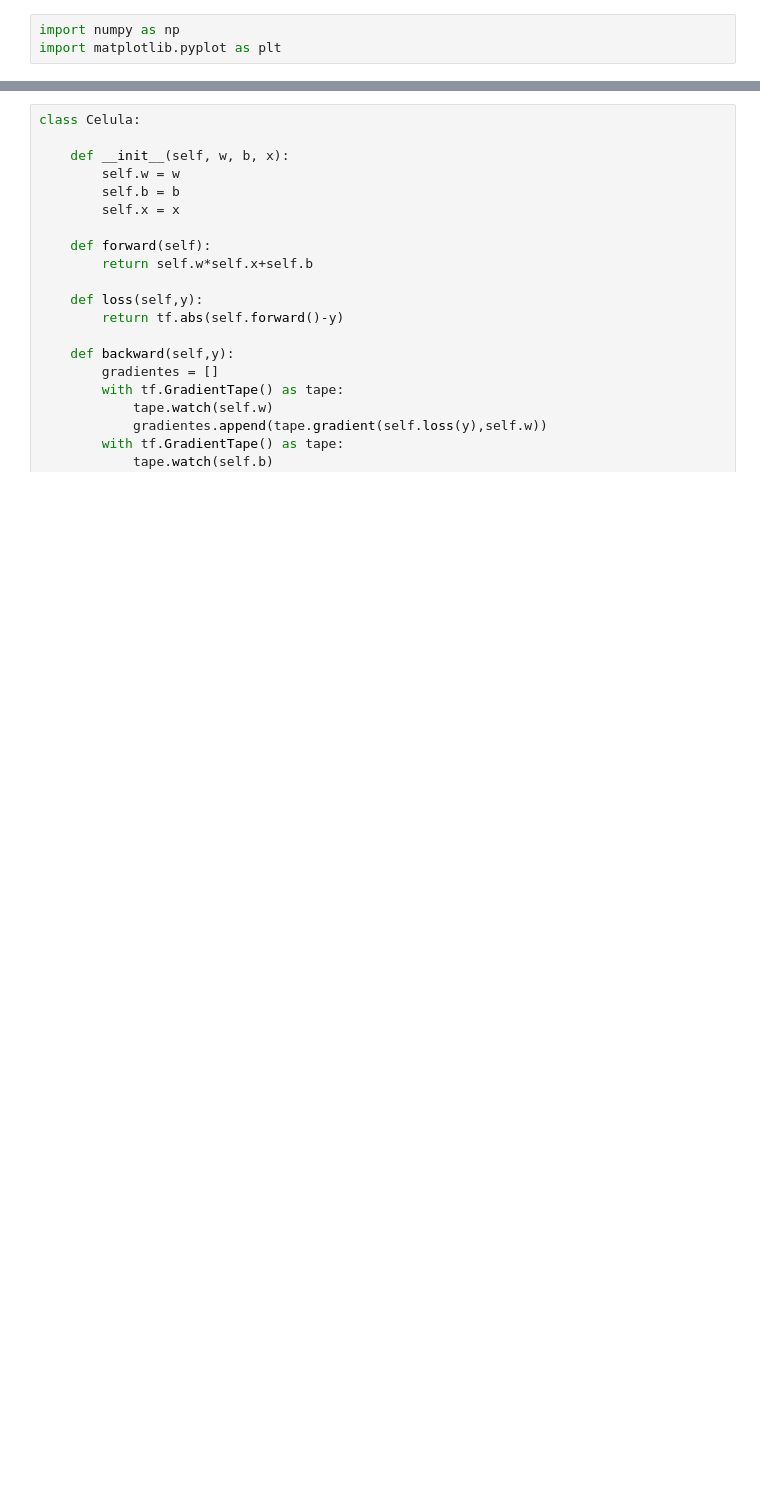
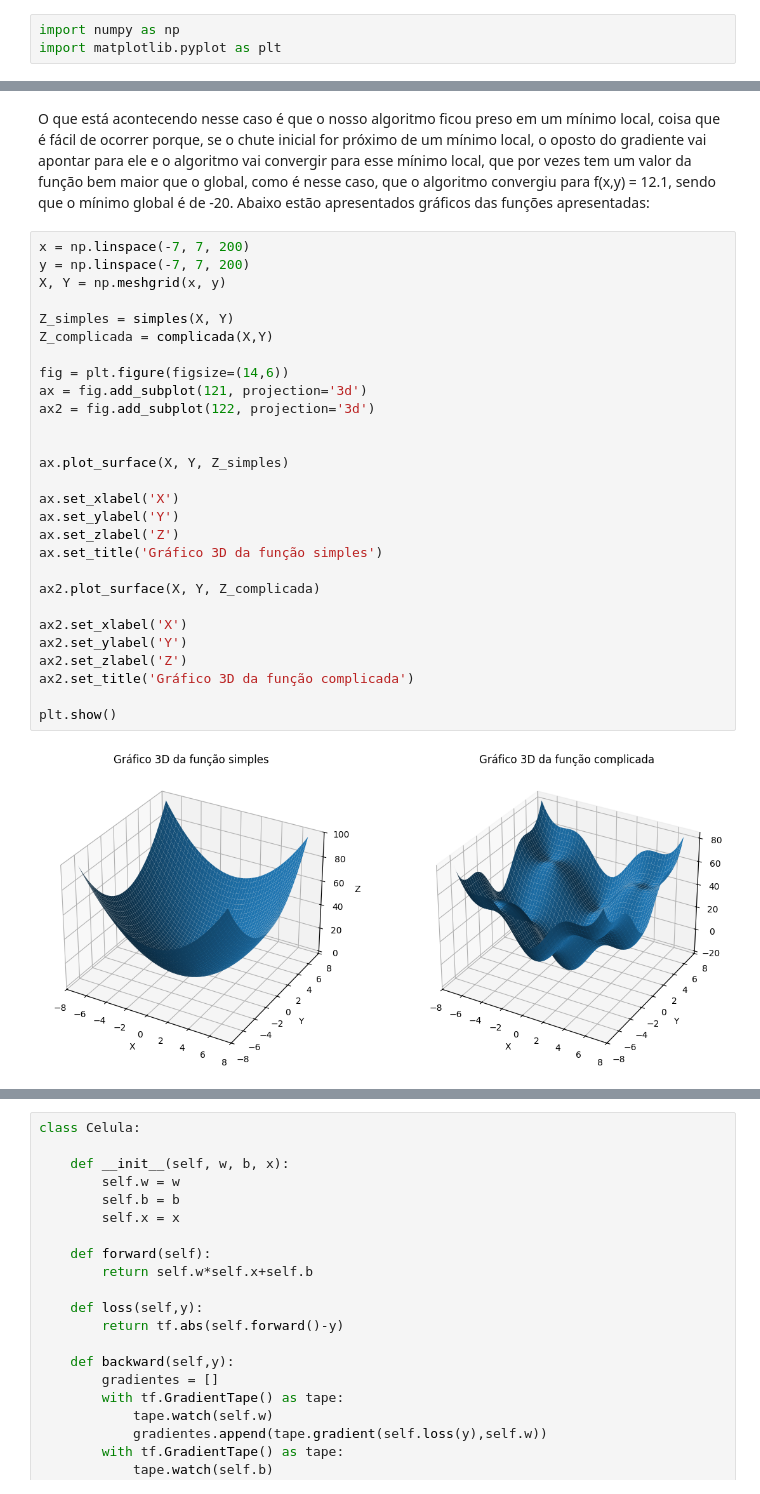
Before and after one commit to monnomero/IA-para-fisica, a Jupyter notebook: aula1.ipynb, the cells around one changed output, grey strips where cells are left out. Drawn from its saved outputs; the diff is of its cells as text; blank space fills up the shorter version.

```diff
--- a/aula1.ipynb
+++ b/aula1.ipynb
@@ -269,0 +269,32 @@ Resultado final do método gradiente, x = 0.80804, y = 2.83015, f(x,y) = -2.0986
+# %% [markdown]
+O que está acontecendo nesse caso é que o nosso algoritmo ficou preso em um mínimo local, coisa que é fácil de ocorrer porque, se o chute inicial for próximo de um mínimo local, o oposto do gradiente vai apontar para ele e o algoritmo vai convergir para esse mínimo local, que por vezes tem um valor da função bem maior que o global, como é nesse caso, que o algoritmo convergiu para f(x,y) = 12.1, sendo que o mínimo global é de -20. Abaixo estão apresentados gráficos das funções apresentadas:
+# %%
+x = np.linspace(-7, 7, 200)
+y = np.linspace(-7, 7, 200)
+X, Y = np.meshgrid(x, y)
+
+Z_simples = simples(X, Y)
+Z_complicada = complicada(X,Y)
+
+fig = plt.figure(figsize=(14,6))
+ax = fig.add_subplot(121, projection='3d')
+ax2 = fig.add_subplot(122, projection='3d')
+
+
+ax.plot_surface(X, Y, Z_simples)
+
+ax.set_xlabel('X')
+ax.set_ylabel('Y')
+ax.set_zlabel('Z')
+ax.set_title('Gráfico 3D da função simples')
+
+ax2.plot_surface(X, Y, Z_complicada)
+
+ax2.set_xlabel('X')
+ax2.set_ylabel('Y')
+ax2.set_zlabel('Z')
+ax2.set_title('Gráfico 3D da função complicada')
+
+plt.show()
+# %% [output]
+[figure, added]
```
Also changed, not shown: parts of 7 cells of this notebook.
